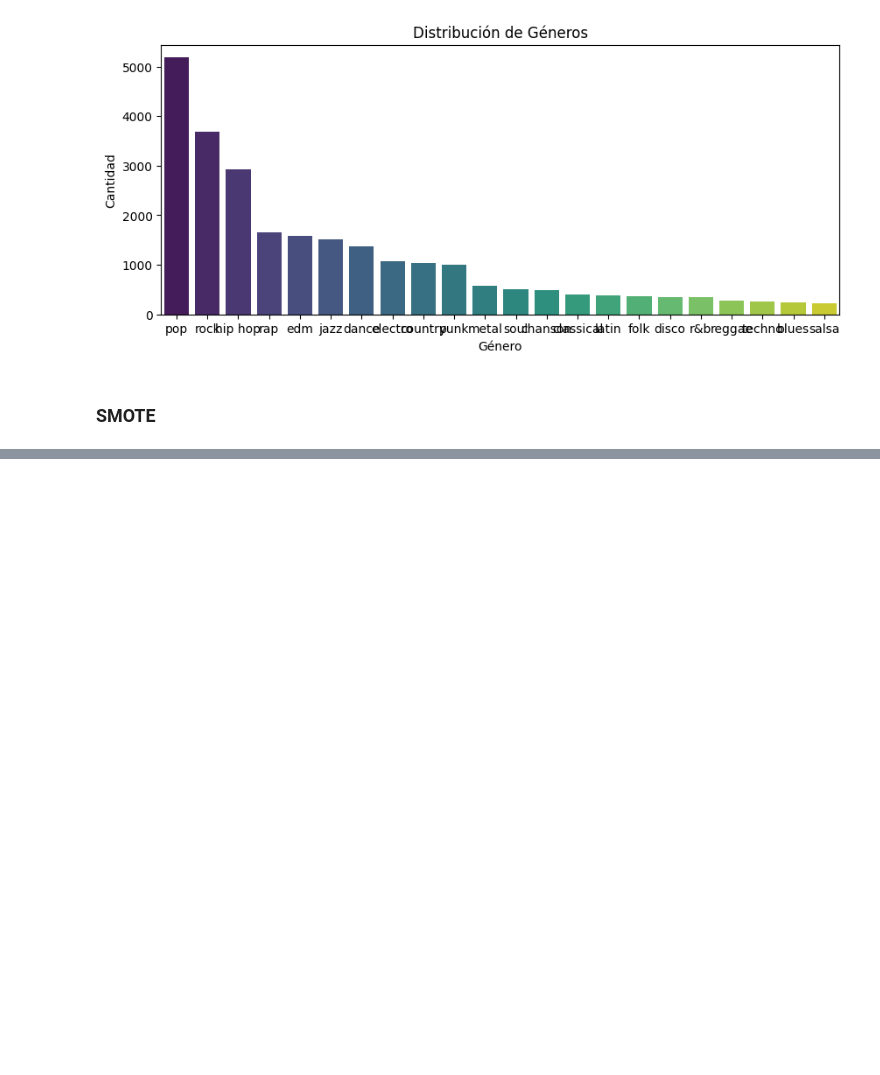
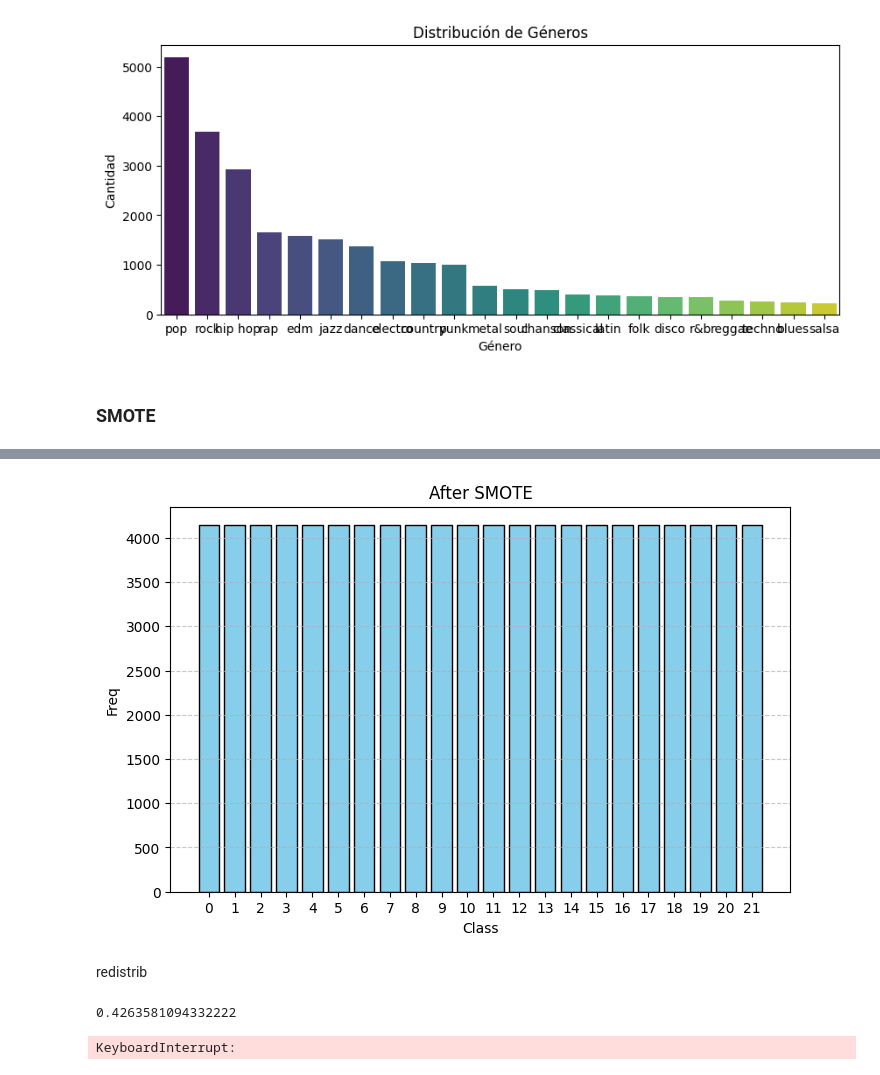
Before and after one commit to jmalfaro2019/Projet-AARES-20260202, a Jupyter notebook: part_1/notebooks/02_preprocessing.ipynb, the cells around one changed output, grey strips where cells are left out. Cells and saved outputs as stored; diff of their text form; code cells hidden in the pictures; blank space fills up the shorter version.

Commit message:
test smote

```diff
--- a/part_1/notebooks/02_preprocessing.ipynb
+++ b/part_1/notebooks/02_preprocessing.ipynb
@@ -4,5 +4,5 @@ import pandas as pd
 import matplotlib.pyplot as plt
 import seaborn as sns
 # %%
-df_train = pd.read_csv("../data/spotify_dataset_train.csv")
-df_test = pd.read_csv("../data/spotify_dataset_test.csv")
+df_train = pd.read_csv(r"C:\Users\barta\Documents\cours\iaprojets\projet_aa\repo\Projet-AARES-20260202\part_1\data\raw\spotify_dataset_train.csv")
+df_test = pd.read_csv(r"C:\Users\barta\Documents\cours\iaprojets\projet_aa\repo\Projet-AARES-20260202\part_1\data\raw\spotify_dataset_test.csv")
@@ -31,5 +8,0 @@ df_train_clean.head()
-# %%
-Y = df_train_clean.iloc[:,-1:]
-X = df_train_clean.iloc[:,:-1]
-X = X.to_numpy()
-Y = Y.to_numpy()
@@ -122,7 +74,15 @@ Passing `palette` without assigning `hue` is deprecated and will be removed in v
 
   sns.barplot(x=conteo_generos.index, y=conteo_generos.values, palette='viridis')
 [figure]
+# %%
+from sklearn.model_selection import train_test_split
+
+X_train, X_test, y_train, y_test = train_test_split(
+    X_processed, y_encoded, test_size=0.2,stratify=y_encoded, random_state=42
+)
 # %% [markdown]
 ### SMOTE
 # %%
 from imblearn.over_sampling import SMOTE
+smote = SMOTE(random_state=42, sampling_strategy='auto')
+X_resampled, y_resampled = smote.fit_resample(X_train, y_train)
@@ -128,0 +107,39 @@ from imblearn.over_sampling import SMOTE
+# %%
+unique_classes, counts = np.unique(y_resampled, return_counts=True)
+
+sorted_indices = np.argsort(unique_classes)
+unique_classes_sorted = unique_classes[sorted_indices]
+counts_sorted = counts[sorted_indices]
+
+plt.figure(figsize=(8, 5))
+plt.bar(unique_classes_sorted, counts_sorted, color='skyblue', edgecolor='black')
+plt.title('After SMOTE')
+plt.xlabel('Class')
+plt.ylabel('Freq')
+plt.xticks(unique_classes_sorted)  # Asegura que las clases estén en orden en el eje x
+plt.grid(axis='y', linestyle='--', alpha=0.7)
+plt.show()
+# %% [output]
+[figure, added]
+# %% [markdown]
+redistrib
+# %%
+from sklearn.utils.class_weight import compute_class_weight
+from sklearn.ensemble import RandomForestClassifier
+
+# Exemple avec un Random Forest
+model = RandomForestClassifier()
+model.fit(X_resampled,y_resampled)
+y_pred = model.predict(X_test)
+from sklearn.metrics import f1_score
+f1_score(y_test, y_pred, average='micro') #0.46440033281825743
+#0.4263581094332222 smote
+# %% [output]
+0.4263581094332222
+# %%
+
+from sklearn.inspection import permutation_importance
+
+result = permutation_importance(model, X_train, y_train)
+# %% [output]
+KeyboardInterrupt:
```
Also changed, not shown: parts of 14 cells of this notebook, 14 other files.
